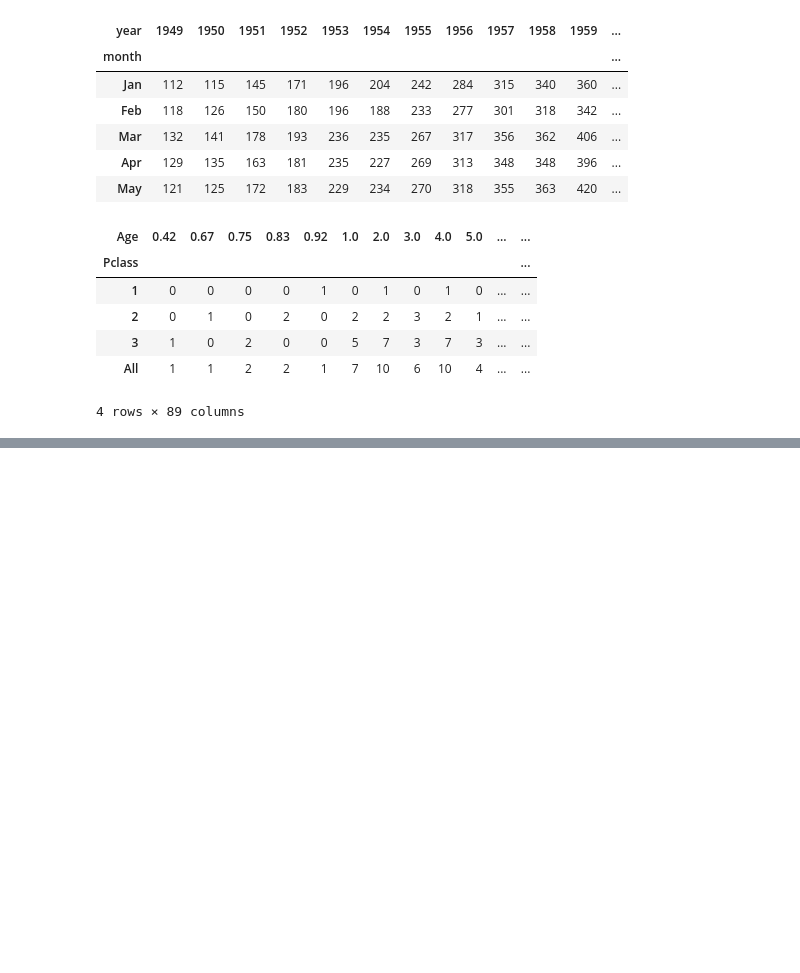
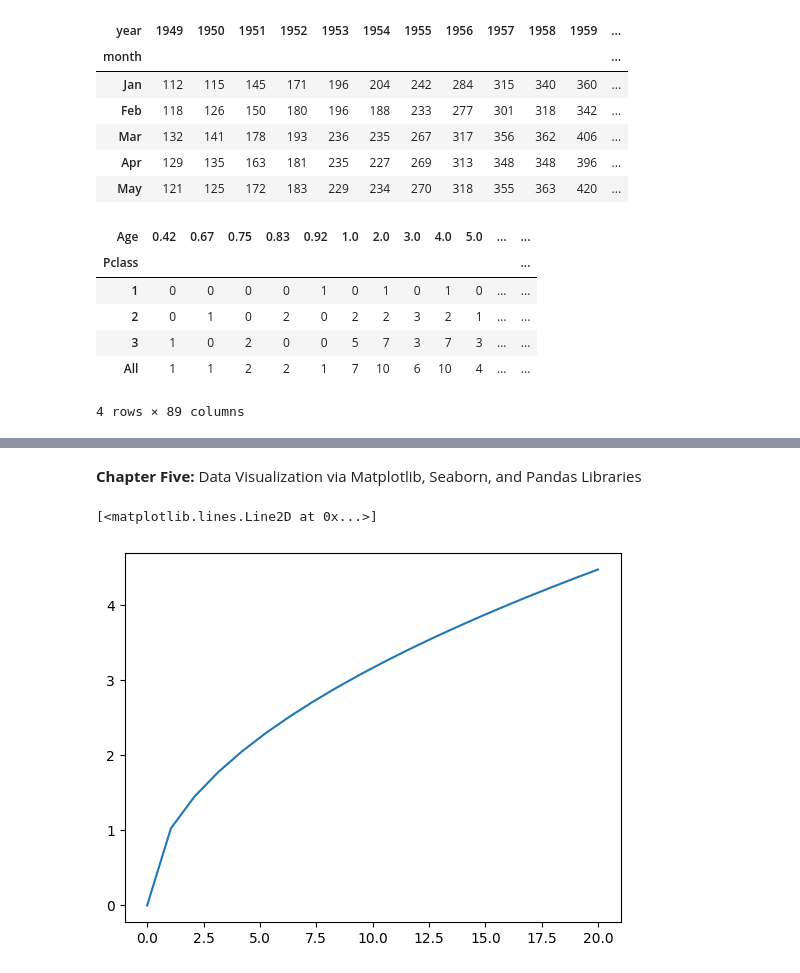
Before and after one commit to rOluochKe/learning-ds-ml, a Jupyter notebook: Learning_DS_and_ML.ipynb, the cells around one changed output, grey strips where cells are left out. Cells and saved outputs as stored; diff of their text form; code cells hidden in the pictures; blank space fills up the shorter version.

Commit message:
Data Visualization via Matplotlib, Seaborn, and Pandas Libraries

```diff
--- a/Learning_DS_and_ML.ipynb
+++ b/Learning_DS_and_ML.ipynb
@@ -771,3 +771,5 @@ titanic_data.head()
 | 2 | 3 | 1 | 3 | Heikkinen, Miss. Laina | female | 26.0 | 0 | 0 | STON/O2. 3101282 | 12.9250 | ... |
 | 3 | 4 | 1 | 1 | Futrelle, Mrs. Jacques Heath (Lil... | female | 35.0 | 1 | 0 | 113803 | 58.1000 | ... |
 | 4 | 5 | 0 | 3 | Allen, Mr. William Henry | male | 35.0 | 0 | 0 | 373450 | 13.0500 | ... |
+# %% [markdown]
+**Chapter Five:** Data Visualization via Matplotlib, Seaborn, and Pandas Libraries
@@ -773,0 +779,11 @@ titanic_data.head()
+# %%
+import matplotlib.pyplot as plt
+import numpy as np
+import math
+
+x_vals = np.linspace(0, 20, 20)
+y_vals = [math.sqrt(i) for i in x_vals]
+plt.plot(x_vals, y_vals)
+# %% [output]
+[<matplotlib.lines.Line2D at 0x...>]
+[figure, added]
```
Also changed, not shown: parts of 38 cells of this notebook.
